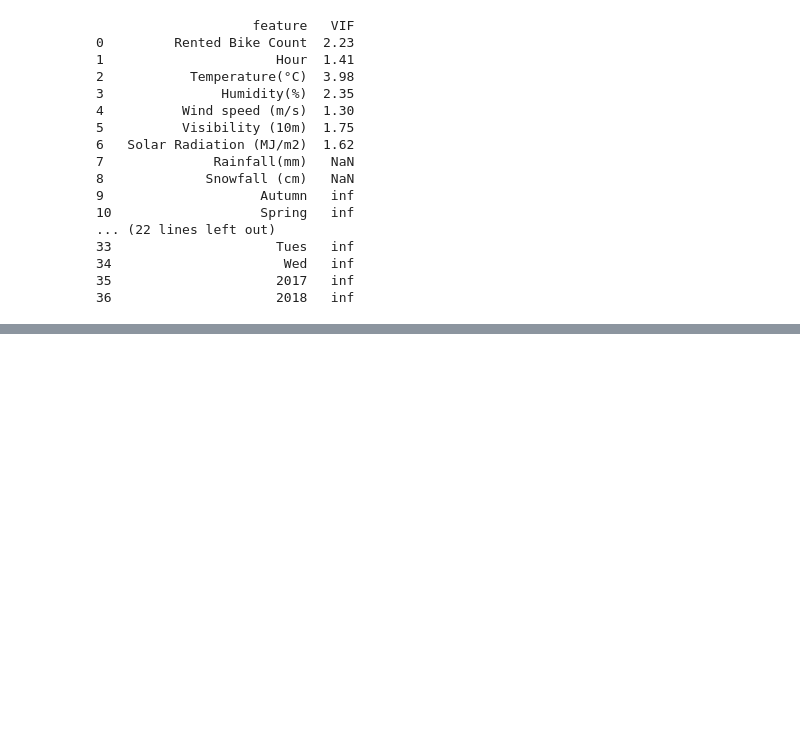
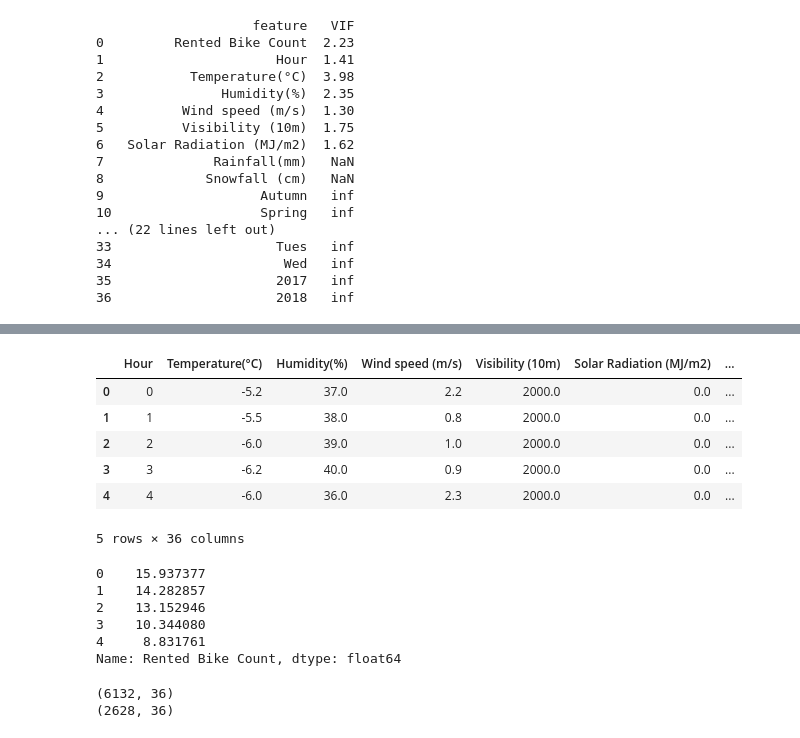
Before and after one commit to praveenbejo95/Bike-sharing-demand-prediction-ML-regression-project-, a Jupyter notebook: Bike_Sharing_Demand_Prediction(Pravin_notebook)_Capstone_Project.ipynb, the cells around one changed output, grey strips where cells are left out. Saved outputs shown, nothing was run; the diff lists cells and outputs as text; code cells hidden in the pictures; blank space fills up the shorter version.

```diff
--- a/Bike_Sharing_Demand_Prediction(Pravin_notebook)_Capstone_Project.ipynb
+++ b/Bike_Sharing_Demand_Prediction(Pravin_notebook)_Capstone_Project.ipynb
@@ -738,0 +768,33 @@ print(vif_data)
+# %%
+#Assign the value in X and Y
+
+X = bike_df.drop(columns=['Rented Bike Count'], axis=1)
+y = np.sqrt(bike_df['Rented Bike Count'])
+# %%
+X.head()
+# %% [output]
+|  | Hour | Temperature(°C) | Humidity(%) | Wind speed (m/s) | Visibility (10m) | Solar Radiation (MJ/m2) | ... |
+| 0 | 0 | -5.2 | 37.0 | 2.2 | 2000.0 | 0.0 | ... |
+| 1 | 1 | -5.5 | 38.0 | 0.8 | 2000.0 | 0.0 | ... |
+| 2 | 2 | -6.0 | 39.0 | 1.0 | 2000.0 | 0.0 | ... |
+| 3 | 3 | -6.2 | 40.0 | 0.9 | 2000.0 | 0.0 | ... |
+| 4 | 4 | -6.0 | 36.0 | 2.3 | 2000.0 | 0.0 | ... |
+5 rows × 36 columns
+# %%
+y.head()
+# %% [output]
+0    15.937377
+1    14.282857
+2    13.152946
+3    10.344080
+4     8.831761
+Name: Rented Bike Count, dtype: float64
+# %%
+#Creat test and train data
+
+X_train, X_test, y_train, y_test = train_test_split(X, y, train_size=0.7, test_size=0.3, random_state=80)
+print(X_train.shape)
+print(X_test.shape)
+# %% [output]
+(6132, 36)
+(2628, 36)
```
Also changed, not shown: parts of 6 cells of this notebook.
